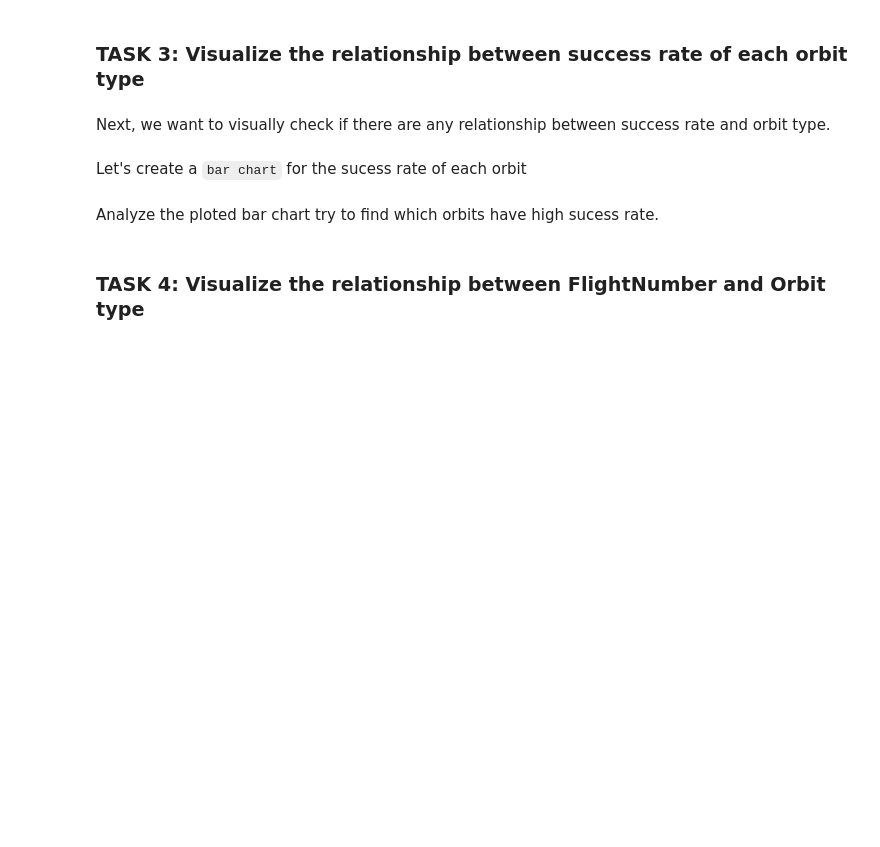
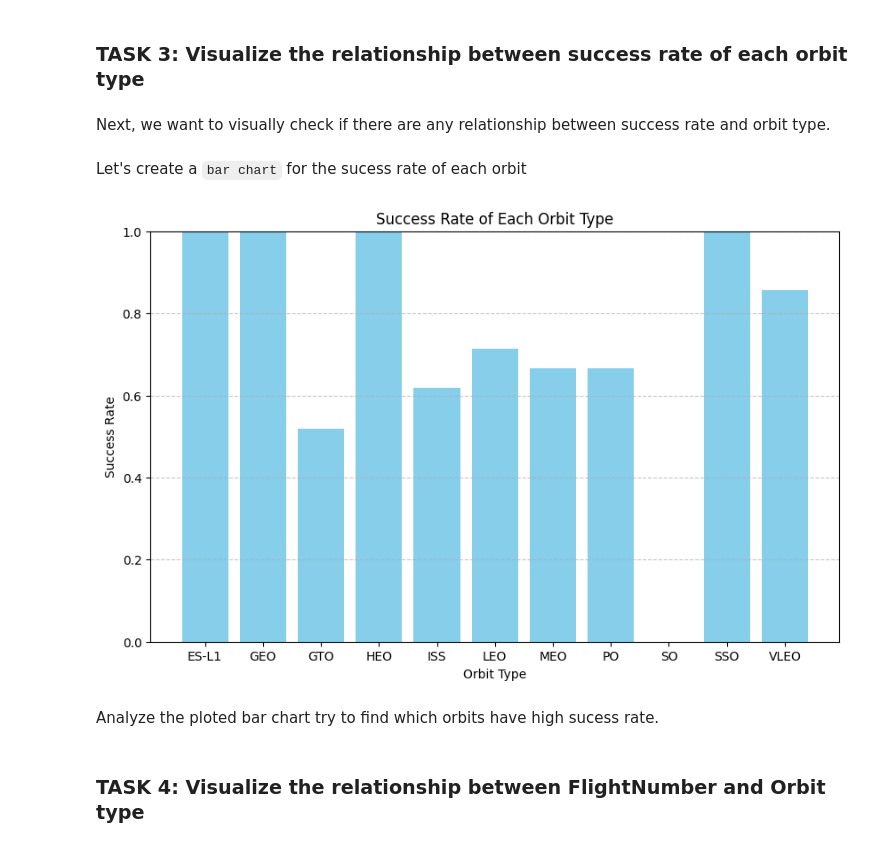
Before and after one commit to Yu-Zhong94/datascience_capstone, a Jupyter notebook: jupyter-labs-eda-dataviz.ipynb, the cells around one changed output. Cells and saved outputs as stored; diff of their text form; code cells hidden in the pictures; blank space fills up the shorter version.

```diff
--- a/jupyter-labs-eda-dataviz.ipynb
+++ b/jupyter-labs-eda-dataviz.ipynb
@@ -106,3 +121,19 @@ Let's create a `bar chart` for the sucess rate of each orbit
+# %%
+# HINT use groupby method on Orbit column and get the mean of Class column
+# Grouping by Orbit and calculating the mean of Class
+orbit_success_rate = df.groupby('Orbit')['Class'].apply(lambda x: (x == 1).mean()).reset_index()
+
+# Plotting
+plt.figure(figsize=(10, 6))
+plt.bar(orbit_success_rate['Orbit'], orbit_success_rate['Class'], color='skyblue')
+plt.xlabel('Orbit Type')
+plt.ylabel('Success Rate')
+plt.title('Success Rate of Each Orbit Type')
+plt.ylim(0, 1)  # Set y-axis limits from 0 to 1 (since success rate is between 0 and 1)
+plt.grid(axis='y', linestyle='--', alpha=0.7)
+plt.show()
+# %% [output]
+[figure, added]
 # %% [markdown]
 Analyze the ploted bar chart try to find which orbits have high sucess rate.
 # %% [markdown]
```
Also changed, not shown: parts of 14 cells of this notebook, 5 other files.
